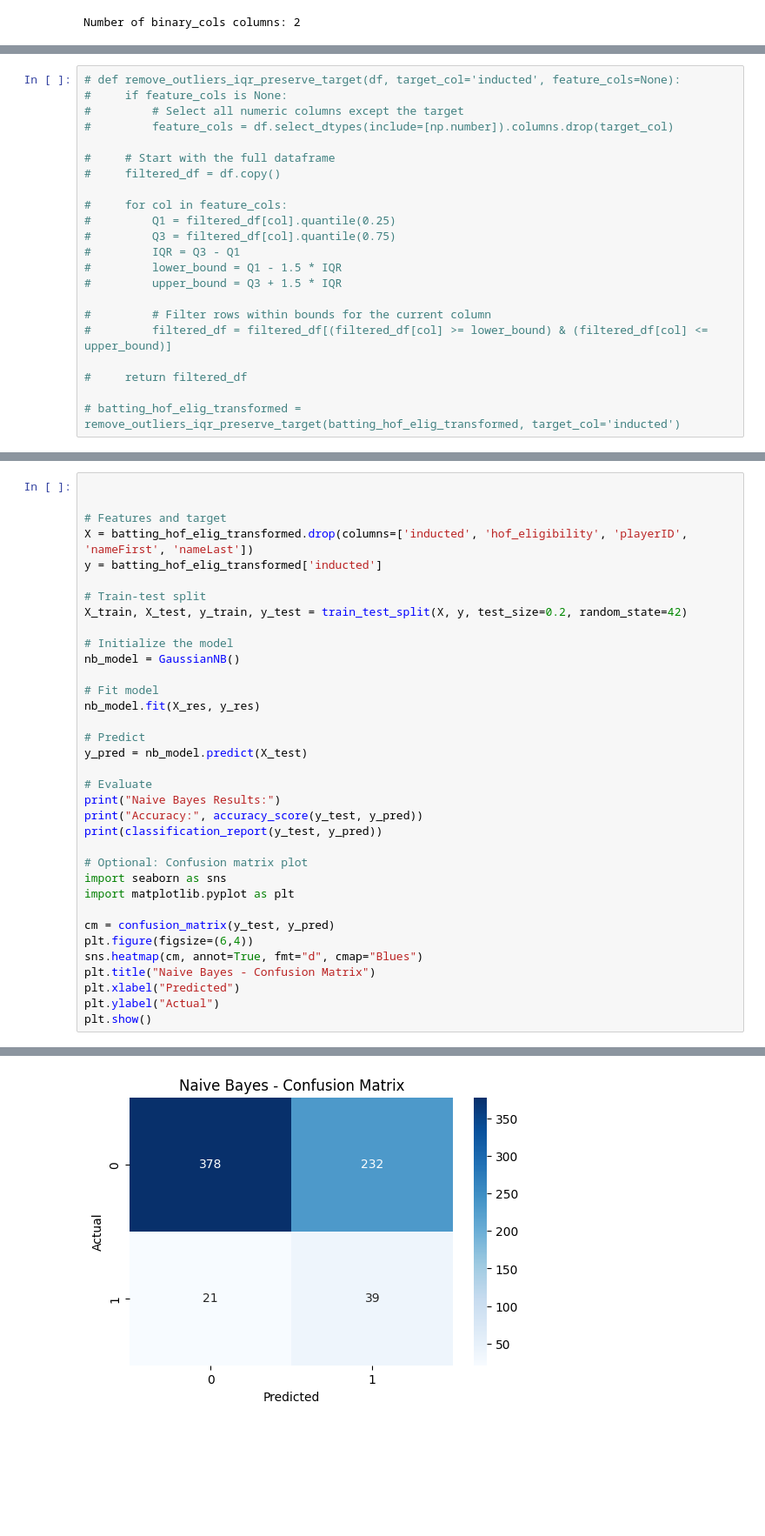
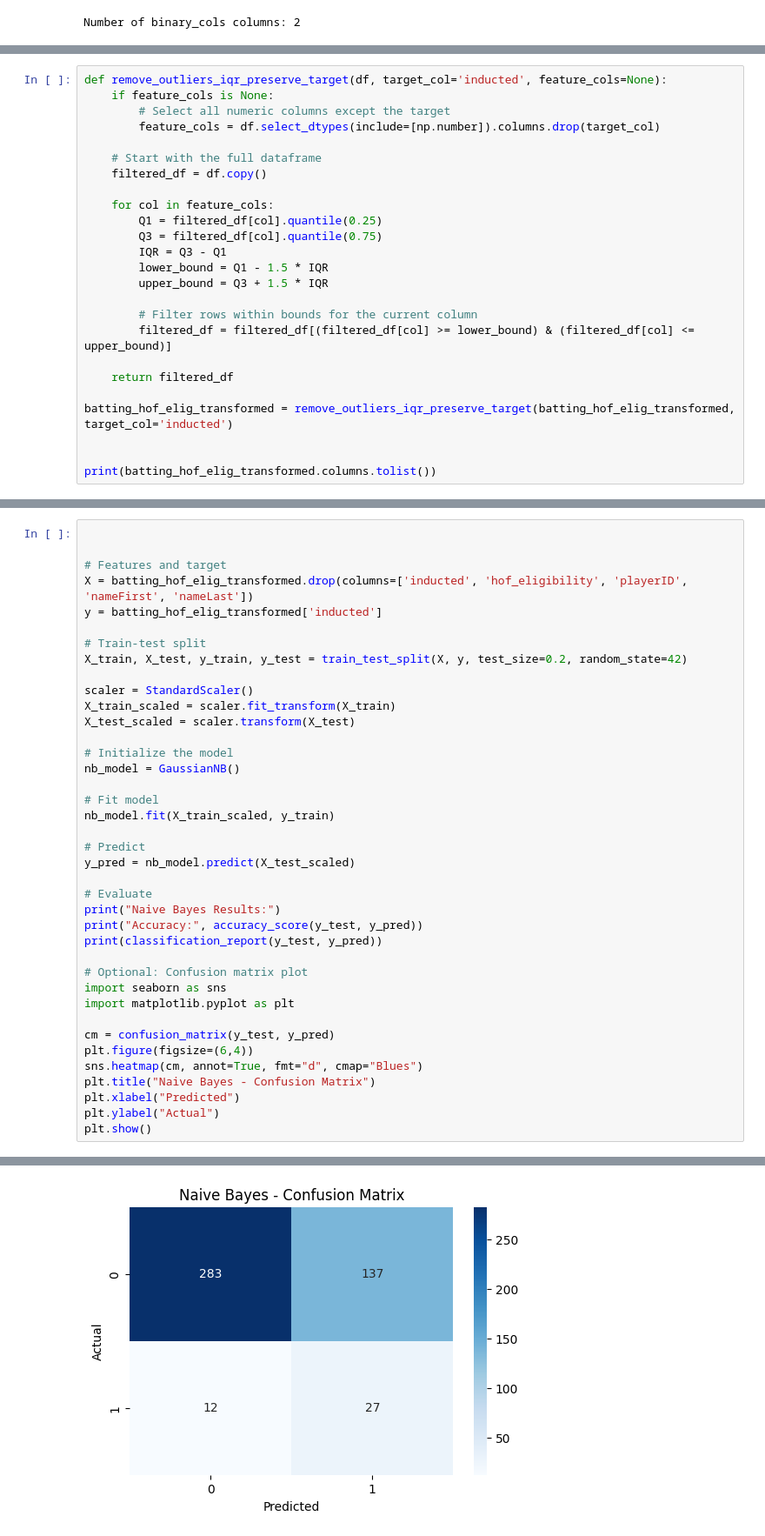
Before and after one commit to INFO-523-SU25/final-project-cortopassi-harville-pelley, a Jupyter notebook: notebooks/hall_of_fame.ipynb, the cells around one changed output, grey strips where cells are left out. Shown at 87% size. Saved outputs shown, nothing was run; the diff lists cells and outputs as text; blank space fills up the shorter version.

```diff
--- a/notebooks/hall_of_fame.ipynb
+++ b/notebooks/hall_of_fame.ipynb
@@ -639,22 +662,25 @@ dtype: float64
 # %%
-# def remove_outliers_iqr_preserve_target(df, target_col='inducted', feature_cols=None):
-#     if feature_cols is None:
-#         # Select all numeric columns except the target
-#         feature_cols = df.select_dtypes(include=[np.number]).columns.drop(target_col)
+def remove_outliers_iqr_preserve_target(df, target_col='inducted', feature_cols=None):
+    if feature_cols is None:
+        # Select all numeric columns except the target
+        feature_cols = df.select_dtypes(include=[np.number]).columns.drop(target_col)
 
-#     # Start with the full dataframe
-#     filtered_df = df.copy()
+    # Start with the full dataframe
+    filtered_df = df.copy()
 
-#     for col in feature_cols:
-#         Q1 = filtered_df[col].quantile(0.25)
-#         Q3 = filtered_df[col].quantile(0.75)
-#         IQR = Q3 - Q1
-#         lower_bound = Q1 - 1.5 * IQR
-#         upper_bound = Q3 + 1.5 * IQR
+    for col in feature_cols:
+        Q1 = filtered_df[col].quantile(0.25)
+        Q3 = filtered_df[col].quantile(0.75)
+        IQR = Q3 - Q1
+        lower_bound = Q1 - 1.5 * IQR
+        upper_bound = Q3 + 1.5 * IQR
 
-#         # Filter rows within bounds for the current column
-#         filtered_df = filtered_df[(filtered_df[col] >= lower_bound) & (filtered_df[col] <= upper_bound)]
+        # Filter rows within bounds for the current column
+        filtered_df = filtered_df[(filtered_df[col] >= lower_bound) & (filtered_df[col] <= upper_bound)]
 
-#     return filtered_df
+    return filtered_df
 
-# batting_hof_elig_transformed = remove_outliers_iqr_preserve_target(batting_hof_elig_transformed, target_col='inducted')
+batting_hof_elig_transformed = remove_outliers_iqr_preserve_target(batting_hof_elig_transformed, target_col='inducted')
+
+
+print(batting_hof_elig_transformed.columns.tolist())
@@ -801,14 +817,18 @@ y = batting_hof_elig_transformed['inducted']
 # Train-test split
 X_train, X_test, y_train, y_test = train_test_split(X, y, test_size=0.2, random_state=42)
 
+scaler = StandardScaler()
+X_train_scaled = scaler.fit_transform(X_train)
+X_test_scaled = scaler.transform(X_test)
+
 # Initialize the model
 nb_model = GaussianNB()
 
 # Fit model
-nb_model.fit(X_res, y_res)
+nb_model.fit(X_train_scaled, y_train)
 
 # Predict
-y_pred = nb_model.predict(X_test)
+y_pred = nb_model.predict(X_test_scaled)
 
 # Evaluate
 print("Naive Bayes Results:")
@@ -840 +860 @@ weighted avg       0.88      0.62      0.70       670
-[figure, old version]
+[figure, new version]
```
Also changed, not shown: parts of 6 cells of this notebook.
